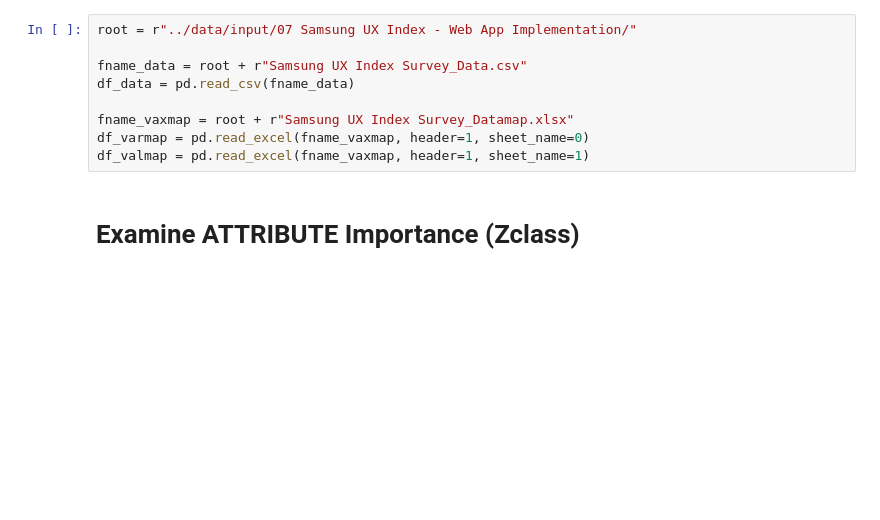
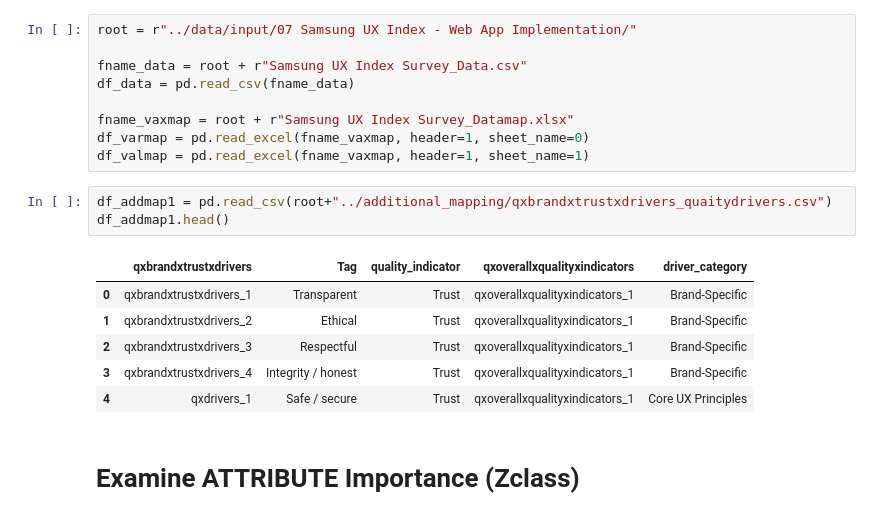
Before and after one commit to liouviaglou/UXi, a Jupyter notebook: notebooks/User Segmentation script result analysis-xallATTR.ipynb, the cells around one changed output. Cells and saved outputs as stored; diff of their text form; blank space fills up the shorter version.

```diff
--- a/notebooks/User Segmentation script result analysis-xallATTR.ipynb
+++ b/notebooks/User Segmentation script result analysis-xallATTR.ipynb
@@ -48,6 +48,16 @@ df_data = pd.read_csv(fname_data)
 fname_vaxmap = root + r"Samsung UX Index Survey_Datamap.xlsx"
 df_varmap = pd.read_excel(fname_vaxmap, header=1, sheet_name=0)
 df_valmap = pd.read_excel(fname_vaxmap, header=1, sheet_name=1)
+# %%
+df_addmap1 = pd.read_csv(root+"../additional_mapping/qxbrandxtrustxdrivers_quaitydrivers.csv")
+df_addmap1.head()
+# %% [output]
+|  | qxbrandxtrustxdrivers | Tag | quality_indicator | qxoverallxqualityxindicators | driver_category |
+| 0 | qxbrandxtrustxdrivers_1 | Transparent | Trust | qxoverallxqualityxindicators_1 | Brand-Specific |
+| 1 | qxbrandxtrustxdrivers_2 | Ethical | Trust | qxoverallxqualityxindicators_1 | Brand-Specific |
+| 2 | qxbrandxtrustxdrivers_3 | Respectful | Trust | qxoverallxqualityxindicators_1 | Brand-Specific |
+| 3 | qxbrandxtrustxdrivers_4 | Integrity / honest | Trust | qxoverallxqualityxindicators_1 | Brand-Specific |
+| 4 | qxdrivers_1 | Safe / secure | Trust | qxoverallxqualityxindicators_1 | Core UX Principles |
 # %% [markdown]
 # Examine ATTRIBUTE Importance (Zclass)
 # %%
```
Also changed, not shown: parts of 9 cells of this notebook, 8 other files.
